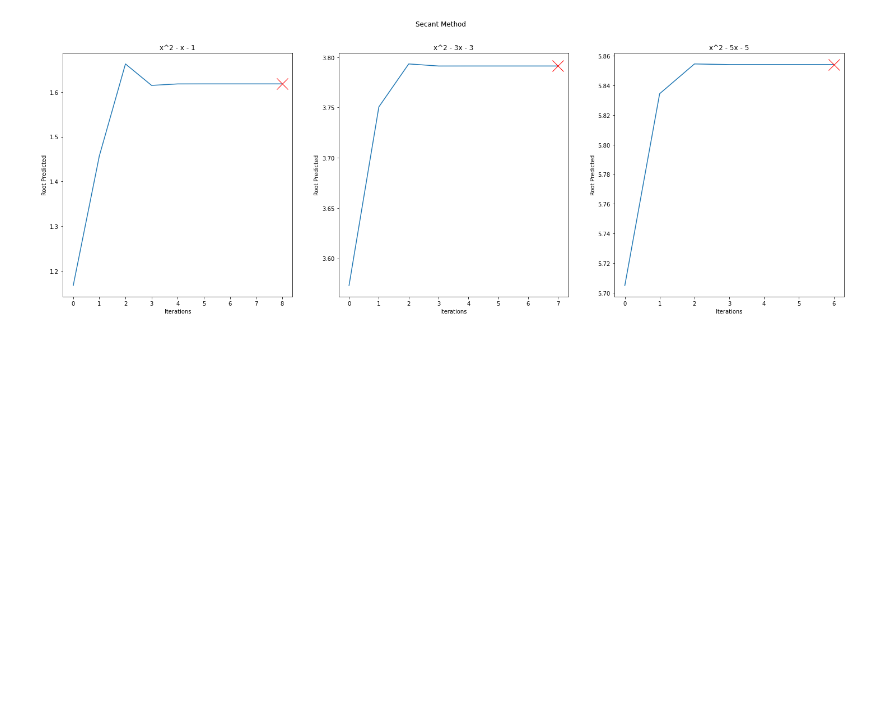
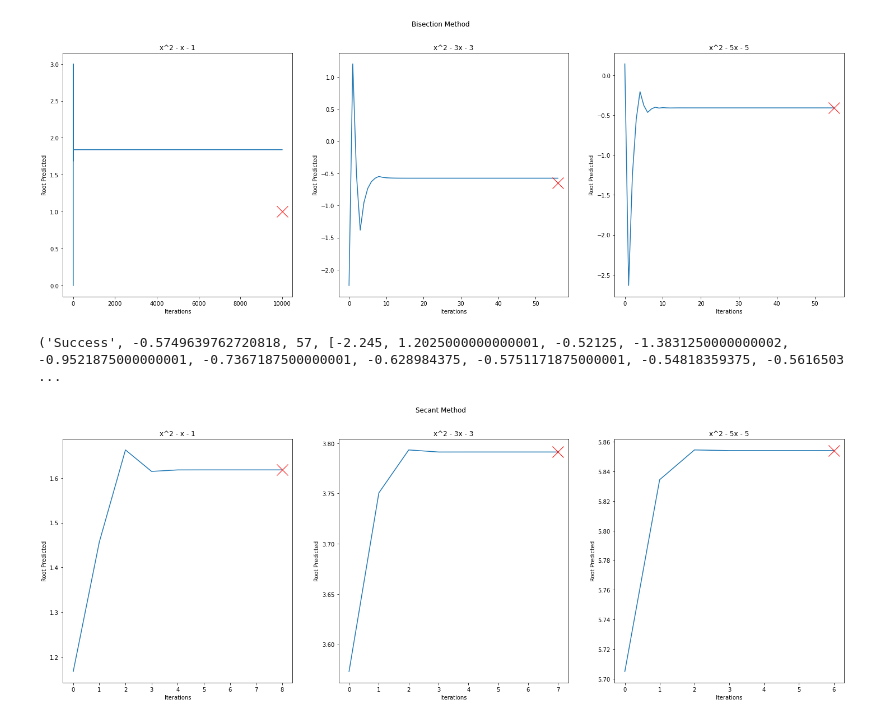
Before and after one commit to AshKhanNY/CS_301, a Jupyter notebook: Final Project/Shameem_Azwad.ipynb, the cells around one changed output. Cells and saved outputs as stored; diff of their text form; code cells hidden in the pictures; blank space fills up the shorter version.

```diff
--- a/Final Project/Shameem_Azwad.ipynb
+++ b/Final Project/Shameem_Azwad.ipynb
@@ -235,3 +236,30 @@ plt.show()
+# %%
+# Testing Bisection Method With 3nd Degree Polynomials
+from time import time
+fig, ax = plt.subplots(1, 3, figsize=(25,8)) # my screen may be too big
+fig.suptitle("Bisection Method")
+
+# Graph First Results
+outcome, output, iteration, path, t = bisection(lambda x:x**3-x**2-x-1, -6, 6, tol, max_iterations)
+# append results to table
+graph(ax[0], "x^2 - x - 1", path, 1)
+
+# Graph Second Results
+outcome, output, iteration, path, t = bisection(lambda x:2*x**2+7*x**2-7*x-7, -9.14, 4.65, tol, max_iterations)
+# append results to table
+graph(ax[1], "x^2 - 3x - 3", path, -.65307)
+
+# Graph Third Results
+outcome, output, iteration, path, t = bisection(lambda x:7*x**2-2*x-2, -5.41, 5.69, tol, max_iterations)
+# append results to table
+graph(ax[2], "x^2 - 5x - 5", path, (1-math.sqrt(15))/7)
+plt.show()
+# %% [output]
+[figure, added]
+# %%
+print(bisection(lambda x:2*x**2+7*x**2-7*x-7, -9.14, 4.65, tol, max_iterations))
+# %% [output]
+('Success', -0.5749639762720818, 57, [-2.245, 1.2025000000000001, -0.52125, -1.3831250000000002, -0.9521875000000001, -0.7367187500000001, -0.628984375, -0.5751171875000001, -0.54818359375, -0.5616503 ...
 # %%
 # Testing Secant Method With 2nd Degree Polynomials
 fig, ax = plt.subplots(1, 3, figsize=(25,8)) # my screen may be too big
```
Also changed, not shown: parts of 2 cells of this notebook.
